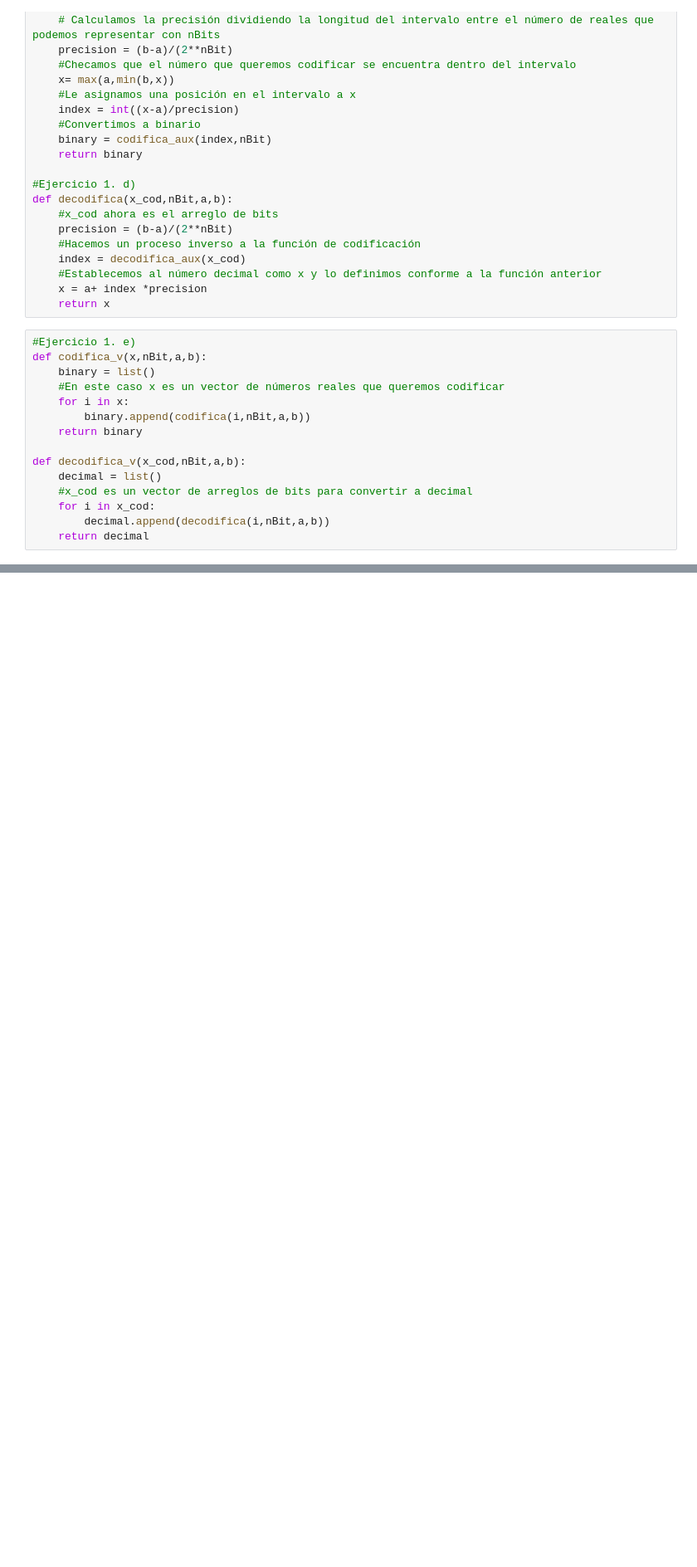
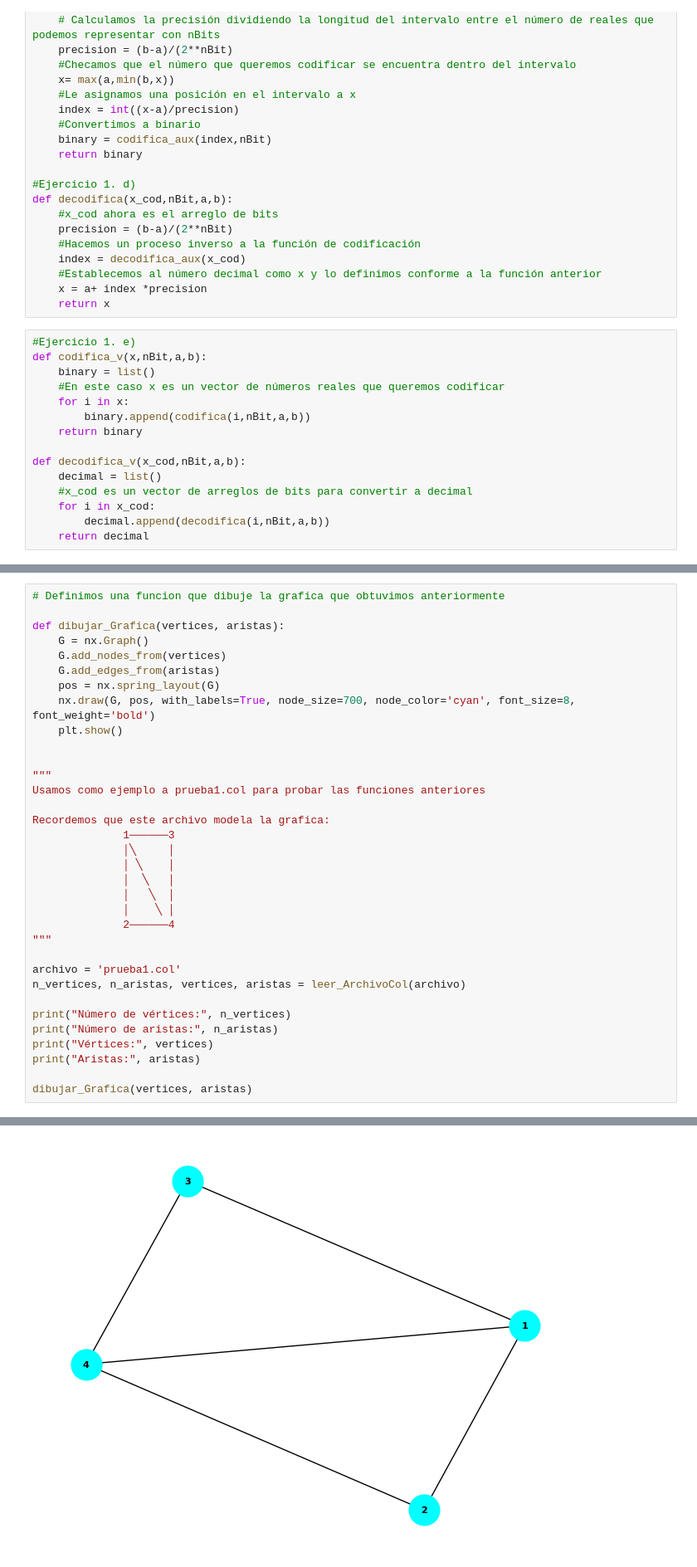
Before and after one commit to CarlosCastanon2099/Computo-Evolutivo, a Jupyter notebook: Tareas/Tarea-02/src/Tarea 2. Representacion de soluciones.ipynb, the cells around one changed output, grey strips where cells are left out. Shown at 83% size. Cells and saved outputs as stored; diff of their text form; blank space fills up the shorter version.

Commit message:
28-02-2024 Tarea 02 Implementacion Notebook Coloracion

```diff
--- a/Tareas/Tarea-02/src/Tarea 2. Representacion de soluciones.ipynb
+++ b/Tareas/Tarea-02/src/Tarea 2. Representacion de soluciones.ipynb
@@ -63,0 +109,35 @@ def decodifica_v(x_cod,nBit,a,b):
+# %%
+# Definimos una funcion que dibuje la grafica que obtuvimos anteriormente
+
+def dibujar_Grafica(vertices, aristas):
+    G = nx.Graph()
+    G.add_nodes_from(vertices)
+    G.add_edges_from(aristas)
+    pos = nx.spring_layout(G)
+    nx.draw(G, pos, with_labels=True, node_size=700, node_color='cyan', font_size=8, font_weight='bold')
+    plt.show()
+
+
+"""
+Usamos como ejemplo a prueba1.col para probar las funciones anteriores
+
+Recordemos que este archivo modela la grafica:
+              1──────3
+              │╲     │
+              │ ╲    │
+              │  ╲   │
+              │   ╲  │
+              │    ╲ │
+              2──────4
+"""
+
+archivo = 'prueba1.col'
+n_vertices, n_aristas, vertices, aristas = leer_ArchivoCol(archivo)
+
+print("Número de vértices:", n_vertices)
+print("Número de aristas:", n_aristas)
+print("Vértices:", vertices)
+print("Aristas:", aristas)
+
+dibujar_Grafica(vertices, aristas)
+# %% [output]
@@ -63,0 +148 @@ def decodifica_v(x_cod,nBit,a,b):
+[figure, added]
```
Also changed, not shown: parts of 28 cells of this notebook, 1 other file.
